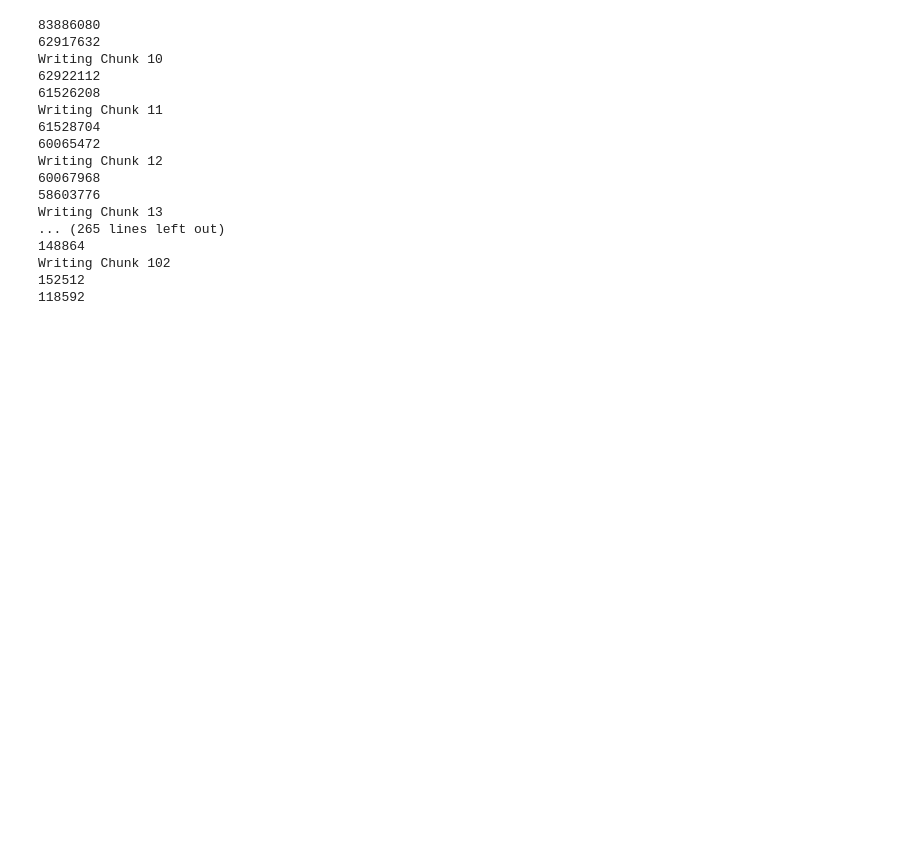
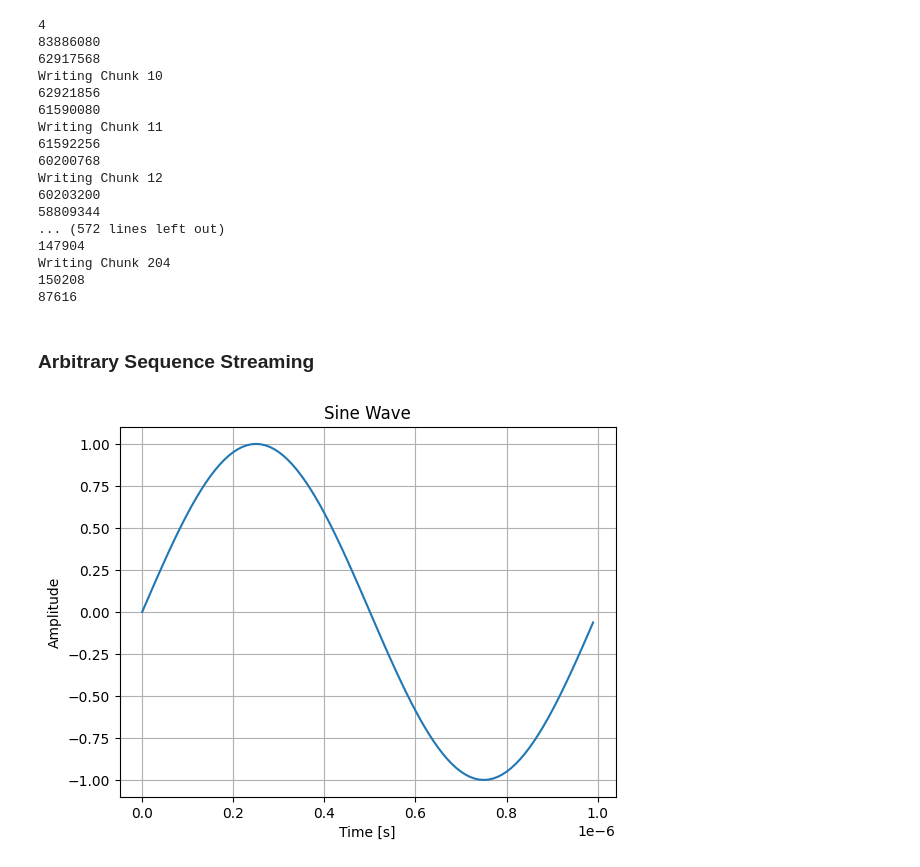
Before and after one commit to maxtenenbaum/NanoStride, a Jupyter notebook: notebooks/streaming.ipynb, the cells around one changed output. Saved outputs shown, nothing was run; the diff lists cells and outputs as text; code cells hidden in the pictures; blank space fills up the shorter version.

Commit message:
Custom waveform streaming

```diff
--- a/notebooks/streaming.ipynb
+++ b/notebooks/streaming.ipynb
@@ -350,7 +367,7 @@ with nifgen.Session("Dev1") as session:
     #160 MB allocation
     waveform_handle = session.allocate_waveform(83886080)
     session.streaming_waveform_handle = waveform_handle
-
+    print(session.waveform_quantum)
     print(session.streaming_space_available_in_waveform)
 
     # Write 10, 16MB chunks
@@ -368,20 +385,22 @@ with nifgen.Session("Dev1") as session:
         session.write_waveform(waveform_handle, waveform_chunks_float64[i])
         print(session.streaming_space_available_in_waveform)
 # %% [output]
+4
 83886080
-62917632
+62917568
 Writing Chunk 10
-62922112
-61526208
+62921856
+61590080
 Writing Chunk 11
-61528704
-60065472
+61592256
+60200768
 Writing Chunk 12
-60067968
-58603776
-Writing Chunk 13
-... (265 lines left out)
-148864
-Writing Chunk 102
-152512
-118592
+60203200
+58809344
+... (572 lines left out)
+147904
+Writing Chunk 204
+150208
+87616
+# %% [markdown]
+### Arbitrary Sequence Streaming
@@ -387,0 +439,24 @@ Writing Chunk 102
+# %%
+import numpy as np
+import matplotlib.pyplot as plt
+
+# Parameters
+frequency = 1e6  # Hz
+sampling_rate = 100_000_000  # Samples per second
+duration = 1e-6  # Seconds
+
+# Time array
+t = np.linspace(0, duration, int(sampling_rate * duration), endpoint=False)
+
+# Sine wave
+sine_wave = np.sin(2 * np.pi * frequency * t).astype(np.float64)
+
+# Plot
+plt.plot(t, sine_wave)
+plt.title("Sine Wave")
+plt.xlabel("Time [s]")
+plt.ylabel("Amplitude")
+plt.grid()
+plt.show()
+# %% [output]
+[figure, added]
```
Also changed, not shown: parts of 6 cells of this notebook, 4 other files.
